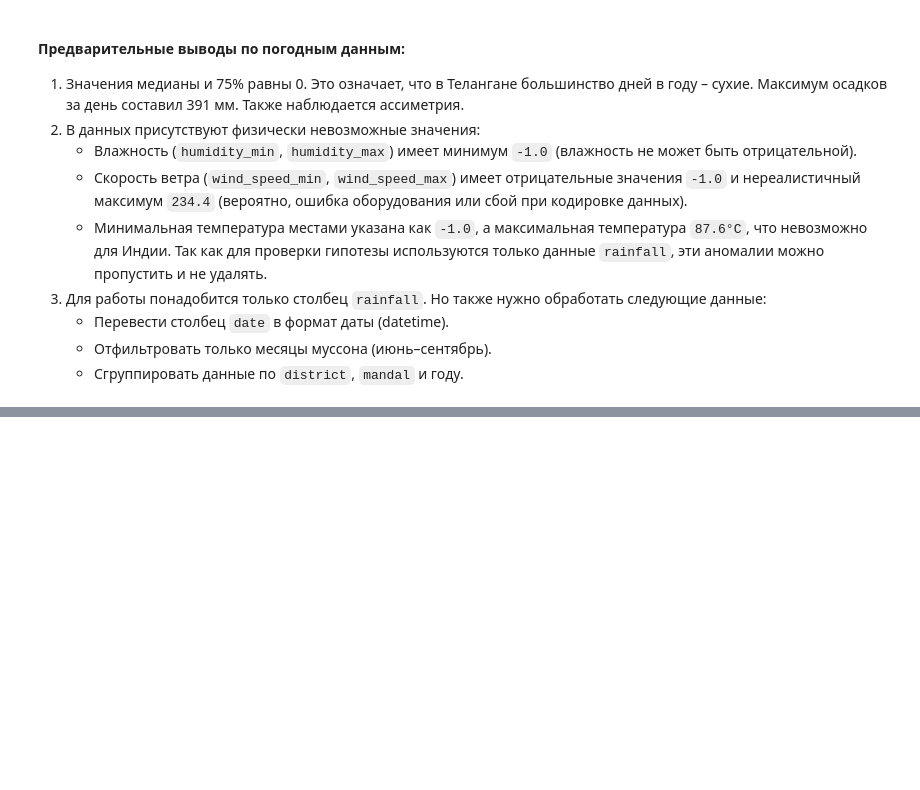
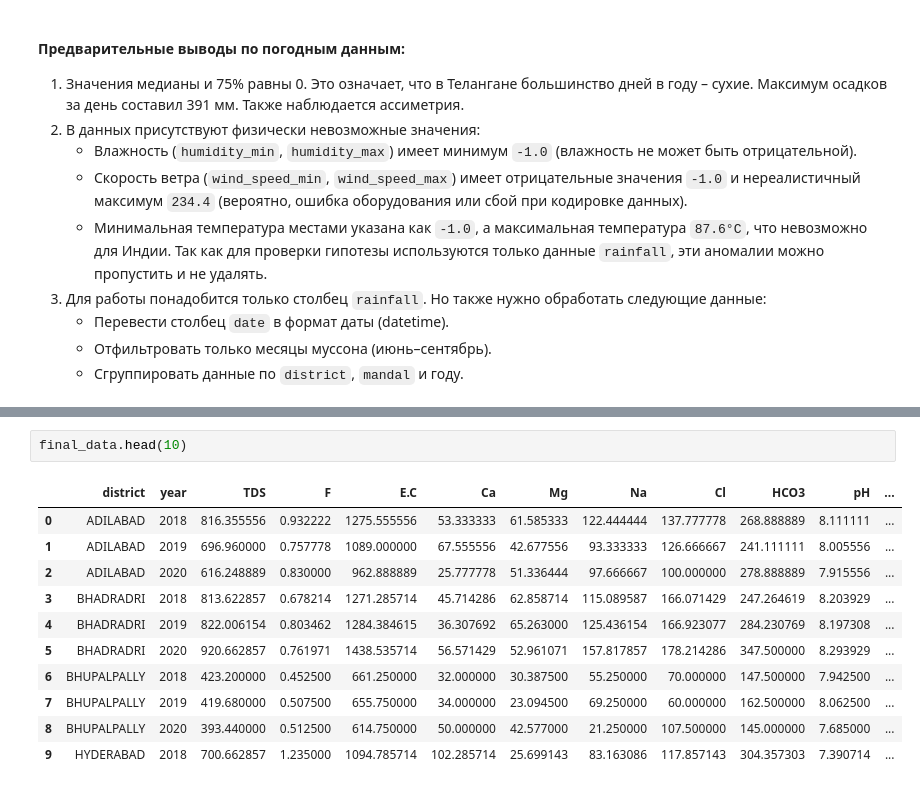
Before and after one commit to dasha1154/lab.stat, a Jupyter notebook: labwork.ipynb, the cells around one changed output, grey strips where cells are left out. Cells and saved outputs as stored; diff of their text form; blank space fills up the shorter version.

```diff
--- a/labwork.ipynb
+++ b/labwork.ipynb
@@ -249,0 +457,14 @@ memory usage: 27.4 KB
+# %%
+final_data.head(10)
+# %% [output]
+|  | district | year | TDS | F | E.C | Ca | Mg | Na | Cl | HCO3 | pH | ... |
+| 0 | ADILABAD | 2018 | 816.355556 | 0.932222 | 1275.555556 | 53.333333 | 61.585333 | 122.444444 | 137.777778 | 268.888889 | 8.111111 | ... |
+| 1 | ADILABAD | 2019 | 696.960000 | 0.757778 | 1089.000000 | 67.555556 | 42.677556 | 93.333333 | 126.666667 | 241.111111 | 8.005556 | ... |
+| 2 | ADILABAD | 2020 | 616.248889 | 0.830000 | 962.888889 | 25.777778 | 51.336444 | 97.666667 | 100.000000 | 278.888889 | 7.915556 | ... |
+| 3 | BHADRADRI | 2018 | 813.622857 | 0.678214 | 1271.285714 | 45.714286 | 62.858714 | 115.089587 | 166.071429 | 247.264619 | 8.203929 | ... |
+| 4 | BHADRADRI | 2019 | 822.006154 | 0.803462 | 1284.384615 | 36.307692 | 65.263000 | 125.436154 | 166.923077 | 284.230769 | 8.197308 | ... |
+| 5 | BHADRADRI | 2020 | 920.662857 | 0.761971 | 1438.535714 | 56.571429 | 52.961071 | 157.817857 | 178.214286 | 347.500000 | 8.293929 | ... |
+| 6 | BHUPALPALLY | 2018 | 423.200000 | 0.452500 | 661.250000 | 32.000000 | 30.387500 | 55.250000 | 70.000000 | 147.500000 | 7.942500 | ... |
+| 7 | BHUPALPALLY | 2019 | 419.680000 | 0.507500 | 655.750000 | 34.000000 | 23.094500 | 69.250000 | 60.000000 | 162.500000 | 8.062500 | ... |
+| 8 | BHUPALPALLY | 2020 | 393.440000 | 0.512500 | 614.750000 | 50.000000 | 42.577000 | 21.250000 | 107.500000 | 145.000000 | 7.685000 | ... |
+| 9 | HYDERABAD | 2018 | 700.662857 | 1.235000 | 1094.785714 | 102.285714 | 25.699143 | 83.163086 | 117.857143 | 304.357303 | 7.390714 | ... |
```
Also changed, not shown: parts of 11 cells of this notebook.
